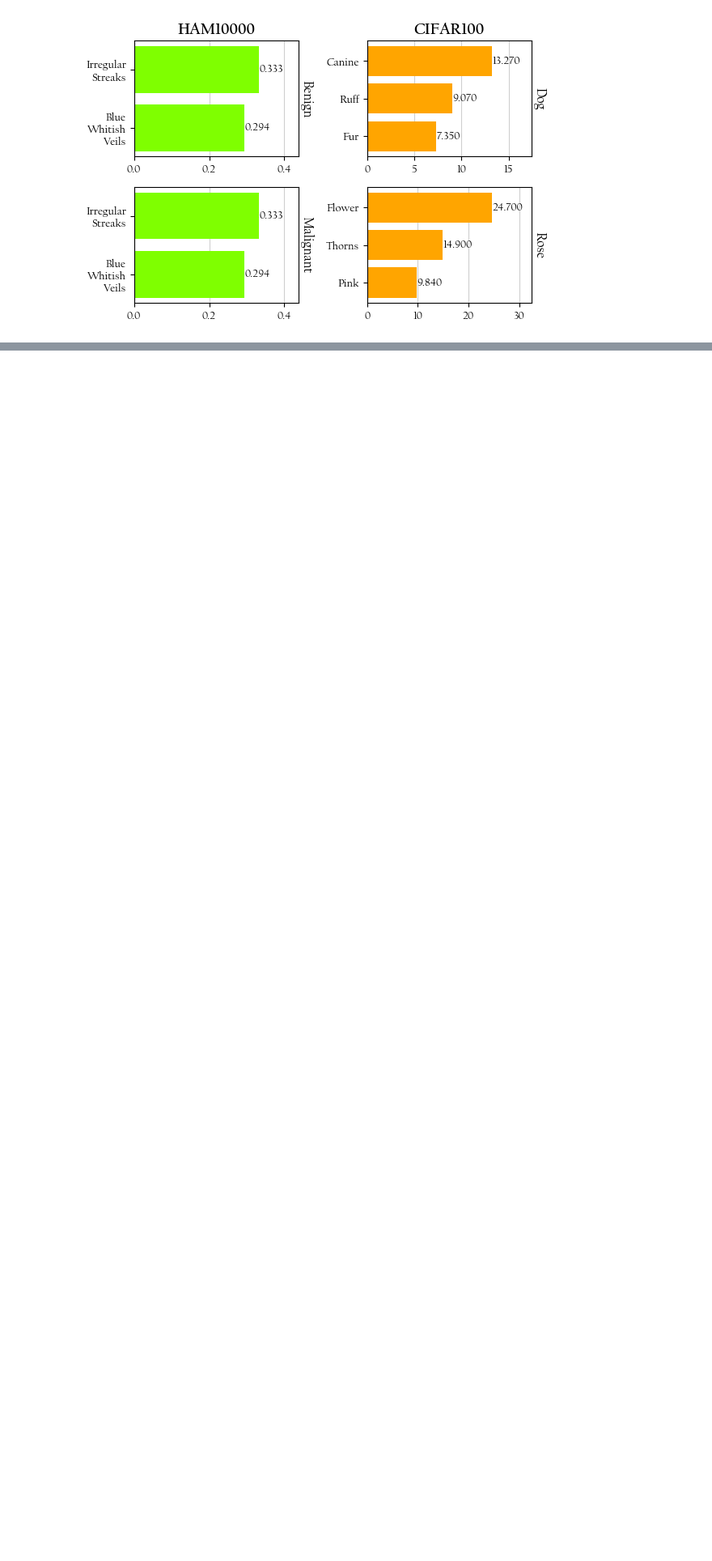
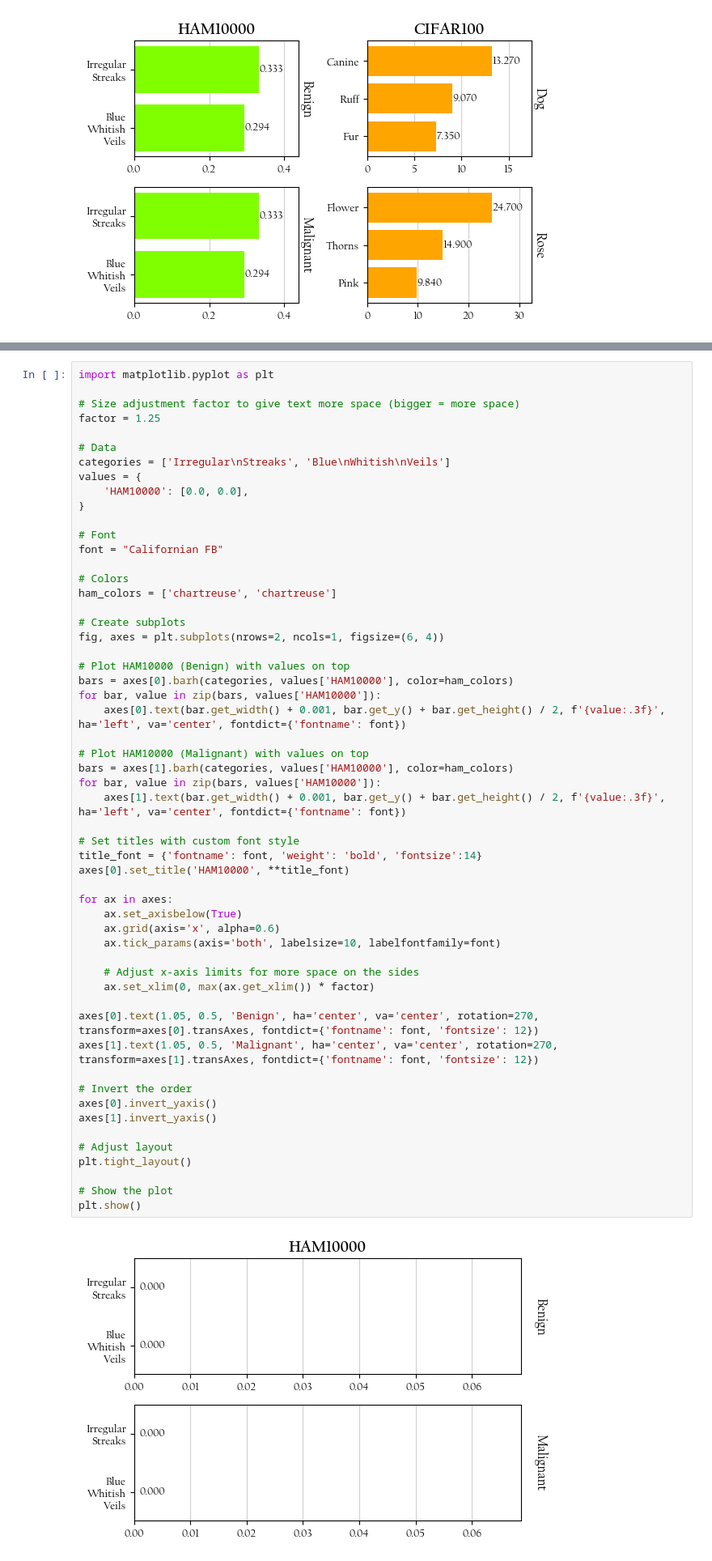
Before and after one commit to dgcnz/FACT, a Jupyter notebook: notebooks/plot_book.ipynb, the cells around one changed output, grey strips where cells are left out. Shown: that part at 81% size. Cells and saved outputs as stored; diff of their text form; blank space fills up the shorter version.

```diff
--- a/notebooks/plot_book.ipynb
+++ b/notebooks/plot_book.ipynb
@@ -140,0 +203,57 @@ plt.show()
+# %%
+import matplotlib.pyplot as plt
+
+# Size adjustment factor to give text more space (bigger = more space)
+factor = 1.25
+
+# Data
+categories = ['Irregular\nStreaks', 'Blue\nWhitish\nVeils']
+values = {
+    'HAM10000': [0.0, 0.0],
+}
+
+# Font
+font = "Californian FB"
+
+# Colors
+ham_colors = ['chartreuse', 'chartreuse']
+
+# Create subplots
+fig, axes = plt.subplots(nrows=2, ncols=1, figsize=(6, 4))
+
+# Plot HAM10000 (Benign) with values on top
+bars = axes[0].barh(categories, values['HAM10000'], color=ham_colors)
+for bar, value in zip(bars, values['HAM10000']):
+    axes[0].text(bar.get_width() + 0.001, bar.get_y() + bar.get_height() / 2, f'{value:.3f}', ha='left', va='center', fontdict={'fontname': font})
+
+# Plot HAM10000 (Malignant) with values on top
+bars = axes[1].barh(categories, values['HAM10000'], color=ham_colors)
+for bar, value in zip(bars, values['HAM10000']):
+    axes[1].text(bar.get_width() + 0.001, bar.get_y() + bar.get_height() / 2, f'{value:.3f}', ha='left', va='center', fontdict={'fontname': font})
+
+# Set titles with custom font style
+title_font = {'fontname': font, 'weight': 'bold', 'fontsize':14}
+axes[0].set_title('HAM10000', **title_font)
+
+for ax in axes:
+    ax.set_axisbelow(True)
+    ax.grid(axis='x', alpha=0.6)
+    ax.tick_params(axis='both', labelsize=10, labelfontfamily=font)
+
+    # Adjust x-axis limits for more space on the sides
+    ax.set_xlim(0, max(ax.get_xlim()) * factor)
+
+axes[0].text(1.05, 0.5, 'Benign', ha='center', va='center', rotation=270, transform=axes[0].transAxes, fontdict={'fontname': font, 'fontsize': 12})
+axes[1].text(1.05, 0.5, 'Malignant', ha='center', va='center', rotation=270, transform=axes[1].transAxes, fontdict={'fontname': font, 'fontsize': 12})
+
+# Invert the order
+axes[0].invert_yaxis()
+axes[1].invert_yaxis()
+
+# Adjust layout
+plt.tight_layout()
+
+# Show the plot
+plt.show()
+# %% [output]
+[figure, added]
```
Also changed, not shown: parts of 6 cells of this notebook.
